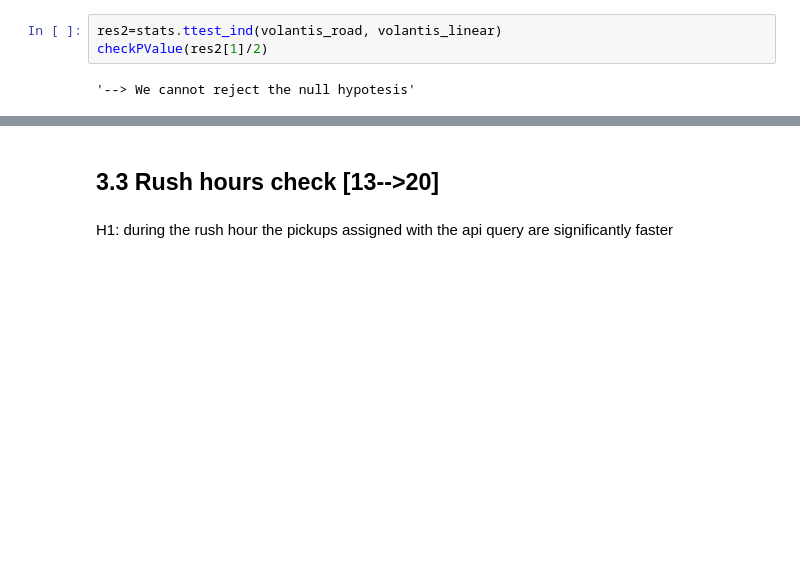
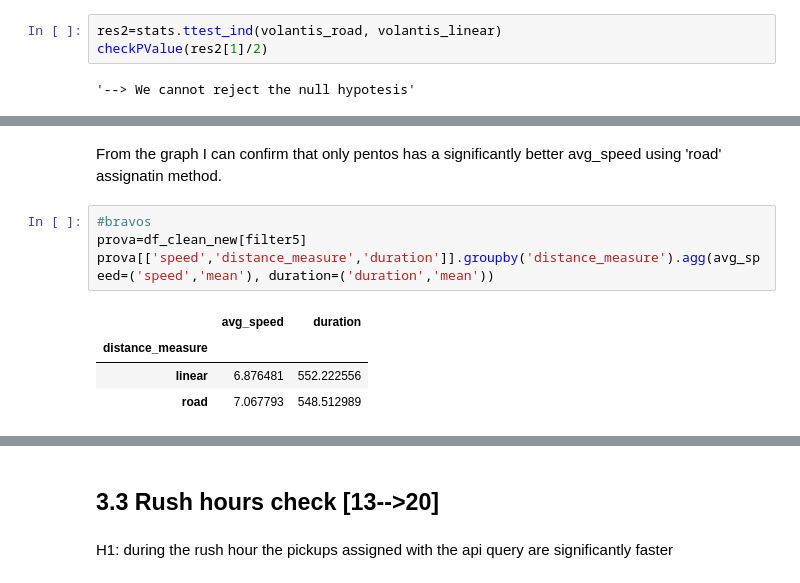
Before and after one commit to ta-data-bcn/technical-interview, a Jupyter notebook: data_science_challange_silvia_serafini.ipynb, the cells around one changed output, grey strips where cells are left out. Saved outputs shown, nothing was run; the diff lists cells and outputs as text; blank space fills up the shorter version.

```diff
--- a/data_science_challange_silvia_serafini.ipynb
+++ b/data_science_challange_silvia_serafini.ipynb
@@ -406,0 +442,11 @@ ax.set(xlabel='hour', ylabel='speed [m/s]')
+# %% [markdown]
+From the graph I can confirm that only pentos has a significantly better avg_speed using 'road' assignatin method.
+# %%
+#bravos
+prova=df_clean_new[filter5]
+prova[['speed','distance_measure','duration']].groupby('distance_measure').agg(avg_speed=('speed','mean'), duration=('duration','mean'))
+# %% [output]
+|  | avg_speed | duration |
+| distance_measure |  |  |
+| linear | 6.876481 | 552.222556 |
+| road | 7.067793 | 548.512989 |
```
Also changed, not shown: parts of 24 cells of this notebook.
